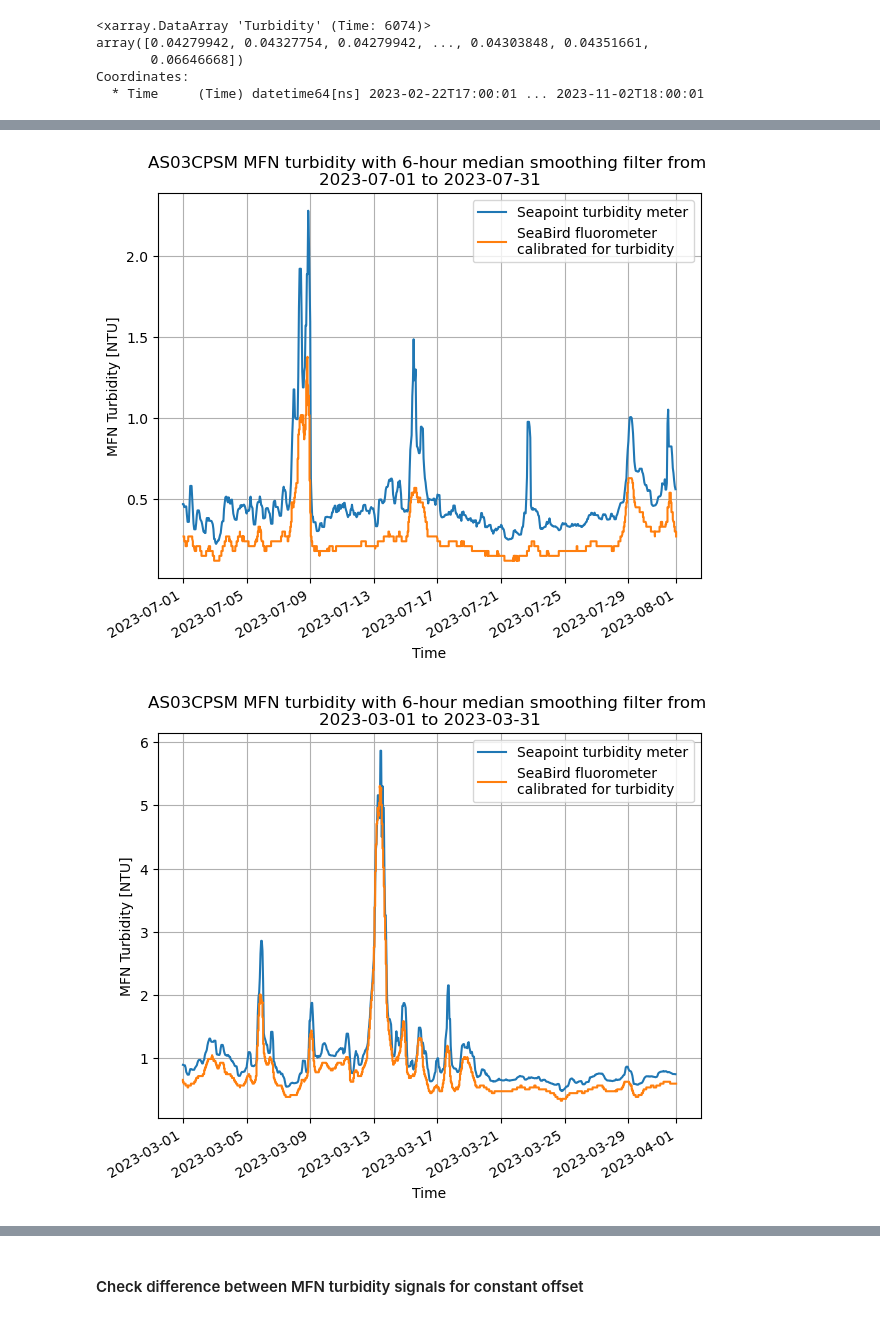
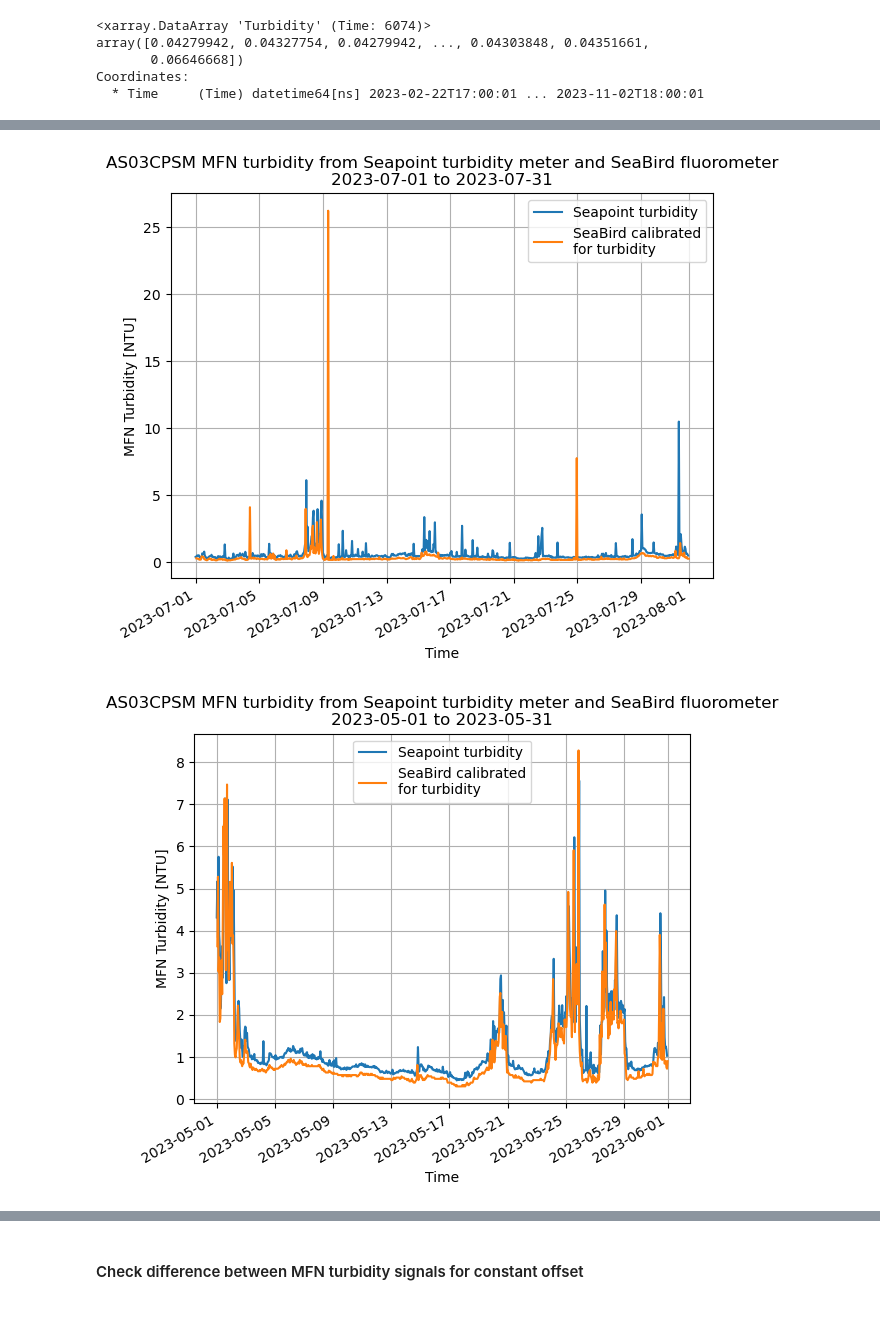
Before and after one commit to cooleyky/AST3, a Jupyter notebook: turbidity.ipynb, the cells around one changed output, grey strips where cells are left out. Drawn from its saved outputs; the diff is of its cells as text; code cells hidden in the pictures.

```diff
--- a/turbidity.ipynb
+++ b/turbidity.ipynb
@@ -593,6 +634,8 @@ Coordinates:
 # %%
+# Load flort2 from saved NetCDF file
+flort2 = xr.load_dataset("C:/Users/kylene.cooley/ast3_turbidity_data/as03cpsm_dcl36_flort2.nc")
 # Checking flort2 time delta while reassinging just the turbidity data array to name flort2_ntu
-flort2_ntu = flort2_ntu["backscatter_turb"]
+flort2_ntu = flort2["backscatter_turb"]
 flort2_ntu
 # %% [output]
 <xarray.DataArray 'backscatter_turb' (time: 244578)>
@@ -606,7 +650,7 @@ I will be selecting just the turbidity meter sample from the first half of the h
 # %%
 # Index tubidity meter samples from the MFN taken at the top of the hour
-turbd_mfn = tuMFN.sel(Time=(tuMFN.Time.dt.minute==00), method="nearest")
-turbd_mfn
+turbd2_mfn = turbd2.sel(Time=(turbd2.Time.dt.minute==00), method="nearest")
+turbd2_mfn
 # %% [output]
 <xarray.DataArray 'Turbidity' (Time: 6074)>
 array([0.04279942, 0.04327754, 0.04279942, ..., 0.04303848, 0.04351661,
@@ -619,0 +660,4 @@ flort2_ntu_med = flort2_ntu.rolling(time=360, center=True).median()
+# %%
+# Resample flort2 turbidity to 1 sample per hour with median aggregation method
+flort2_resample = flort2_ntu.resample(time="60min", origin="start").median()
+flort2_resample
@@ -634,14 +685,19 @@ plt.show()
+# %%
+# Recreate plot for July 2023 with NSIF data from both sensors
+# Select Seapoint turbidity measured in July 2023
+turbd2_jul = turbd2_mfn.sel(Time="July 2023")
+flort2_jul = flort2_resample.sel(time="July 2023")
 # %%
-# Plot 6-hour median filtered NSIF Seapoint turbidity and SeaBird turbidity from flort
+# Plot masked NSIF turbidity from Seapoint meter and FLORT-derived turbidity (burst median)
 fig, axs = plt.subplots(nrows=1, ncols=1, sharex=True, figsize=[7, 5])
-turbd_mfn_med.sel(Time="July 2023").plot.line(ax=axs, label="Seapoint turbidity meter")
-flort2_ntu_med.sel(time="July 2023").plot.line(ax=axs, label="SeaBird fluorometer\ncalibrated for turbidity")
+turbd2_jul.plot.line(ax=axs, label="Seapoint turbidity")
+flort2_jul.plot.line(ax=axs, label="SeaBird calibrated\nfor turbidity")
 axs.grid()
 axs.set_ylabel('MFN Turbidity [NTU]')
 axs.set_xlabel('Time')
 plt.legend()
-axs.set_title(f'AS03CPSM MFN turbidity with 6-hour median smoothing filter from \n{turbd_mfn_med.sel(Time="July 2023")["Time"][0].values:.10} to {turbd_mfn_med.sel(Time="July 2023")["Time"][-1].values:.10}')
-# plt.savefig('figures/AS03CPSM_turbidity_Jul2023_timeseries_{today}.png'.format(today=date.today().strftime('%Y%m%d')))
+axs.set_title(f'AS03CPSM MFN turbidity from Seapoint turbidity meter and SeaBird fluorometer\n{turbd2_jul["Time"][0].values:.10} to {turbd2_jul["Time"][-1].values:.10}')
+plt.savefig('figures/AS03CPSM_TURBD2_FLORT2_Jul2023_timeseries_{today}.png'.format(today=date.today().strftime('%Y%m%d')))
 plt.show()
 # %% [output]
-[figure, old version]
+[figure, new version]
@@ -648,14 +708,14 @@ plt.show()
 # %%
-# Plot earlier in deployment - Mar 2023
-fig, axs = plt.subplots(nrows=1, ncols=1, sharex=True, figsize=[7, 5])
-turbd_mfn_med.sel(Time="March 2023").plot.line(ax=axs, label="Seapoint turbidity meter")
-flort2_ntu_med.sel(time="March 2023").plot.line(ax=axs, label="SeaBird fluorometer\ncalibrated for turbidity")
+# Plot close-up of May 2023 with both TURBD2 and FLORT2 (burst median)
+fig, axs = plt.subplots(nrows=1, ncols=1, sharex=True)
+turbd2_may.plot.line(ax=axs, label="Seapoint turbidity")
+flort2_may.plot.line(ax=axs, label="SeaBird calibrated\nfor turbidity")
 axs.grid()
 axs.set_ylabel('MFN Turbidity [NTU]')
 axs.set_xlabel('Time')
 plt.legend()
-axs.set_title(f'AS03CPSM MFN turbidity with 6-hour median smoothing filter from \n{turbd_mfn_med.sel(Time="March 2023")["Time"][0].values:.10} to {turbd_mfn_med.sel(Time="March 2023")["Time"][-1].values:.10}')
-# plt.savefig('figures/AS03CPSM_turbidity_Jul2023_timeseries_{today}.png'.format(today=date.today().strftime('%Y%m%d')))
+axs.set_title(f'AS03CPSM MFN turbidity from Seapoint turbidity meter and SeaBird fluorometer\n{turbd2_may["Time"][0].values:.10} to {turbd2_may["Time"][-1].values:.10}')
+plt.savefig('figures/AS03CPSM_TURBD2_FLORT2_May2023_timeseries_{today}.png'.format(today=date.today().strftime('%Y%m%d')))
 plt.show()
 # %% [output]
-[figure, old version]
+[figure, new version]
```
Also changed, not shown: parts of 94 cells of this notebook.
